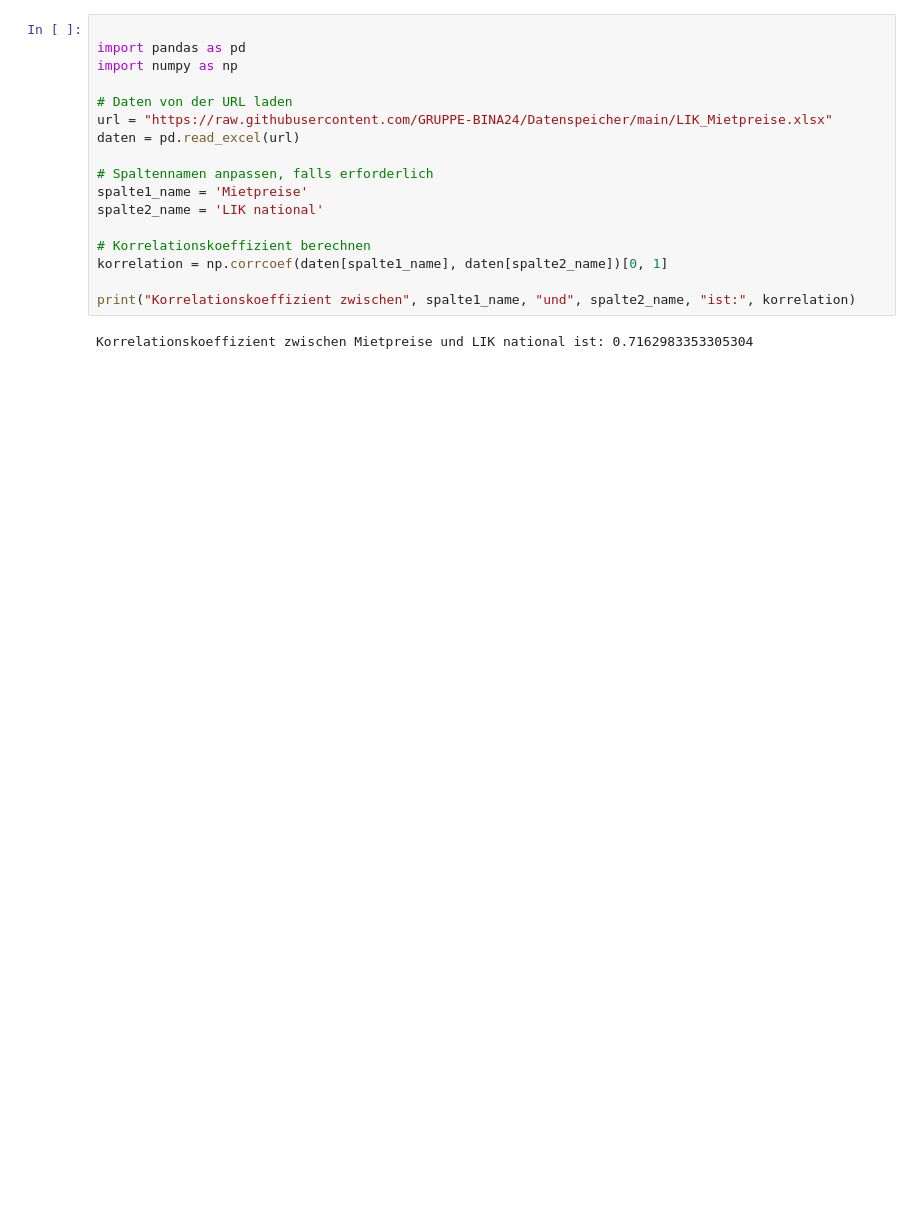
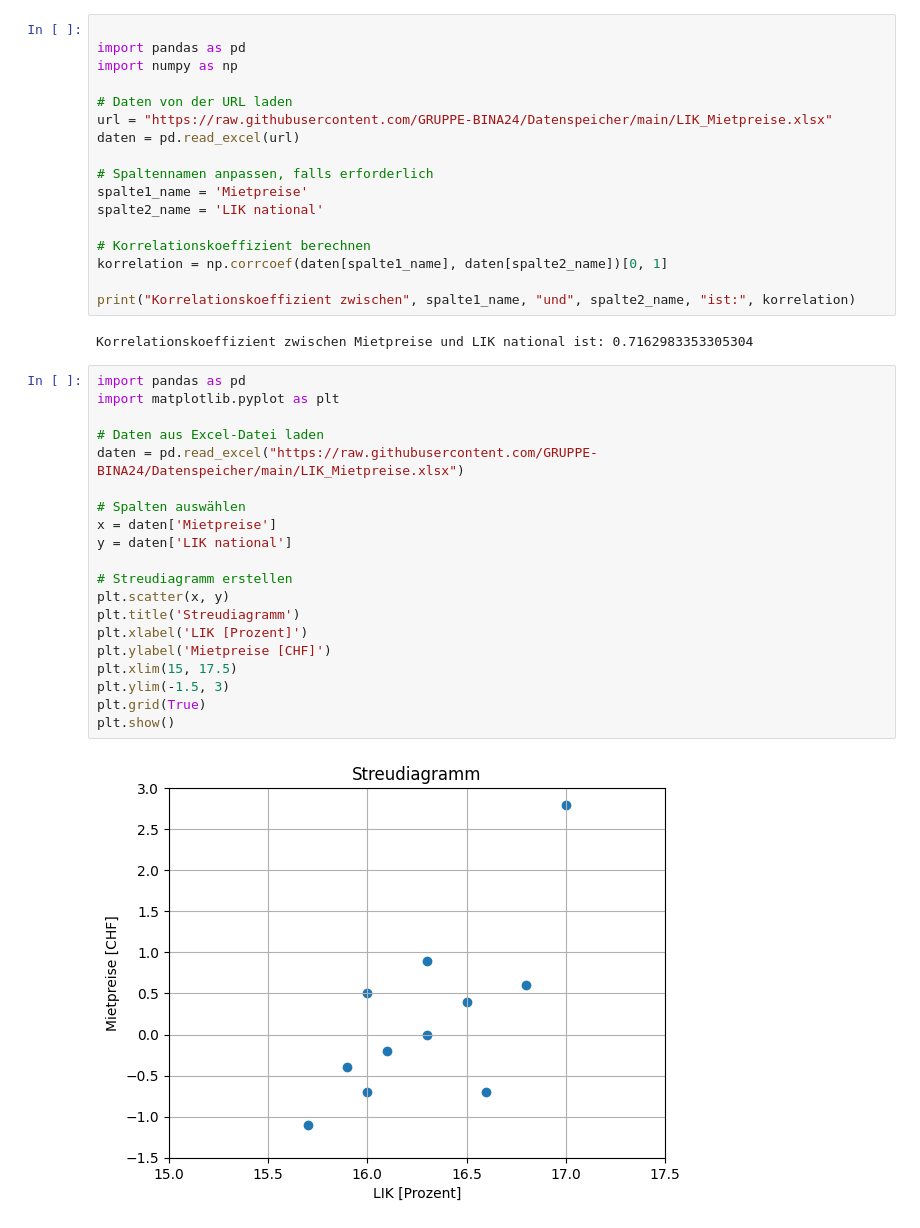
Before and after one commit to GRUPPE-BINA24/Datenspeicher, a Jupyter notebook: Semesterarbeit_BINA_Bianca.ipynb, the cells around one changed output. Drawn from its saved outputs; the diff is of its cells as text; blank space fills up the shorter version.

```diff
--- a/Semesterarbeit_BINA_Bianca.ipynb
+++ b/Semesterarbeit_BINA_Bianca.ipynb
@@ -132,3 +152,25 @@ korrelation = np.corrcoef(daten[spalte1_name], daten[spalte2_name])[0, 1]
 print("Korrelationskoeffizient zwischen", spalte1_name, "und", spalte2_name, "ist:", korrelation)
 # %% [output]
 Korrelationskoeffizient zwischen Mietpreise und LIK national ist: 0.7162983353305304
+# %%
+import pandas as pd
+import matplotlib.pyplot as plt
+
+# Daten aus Excel-Datei laden
+daten = pd.read_excel("https://raw.githubusercontent.com/GRUPPE-BINA24/Datenspeicher/main/LIK_Mietpreise.xlsx")
+
+# Spalten auswählen
+x = daten['Mietpreise']
+y = daten['LIK national']
+
+# Streudiagramm erstellen
+plt.scatter(x, y)
+plt.title('Streudiagramm')
+plt.xlabel('LIK [Prozent]')
+plt.ylabel('Mietpreise [CHF]')
+plt.xlim(15, 17.5)
+plt.ylim(-1.5, 3)
+plt.grid(True)
+plt.show()
+# %% [output]
+[figure, added]
```
Also changed, not shown: parts of 1 cell of this notebook.
